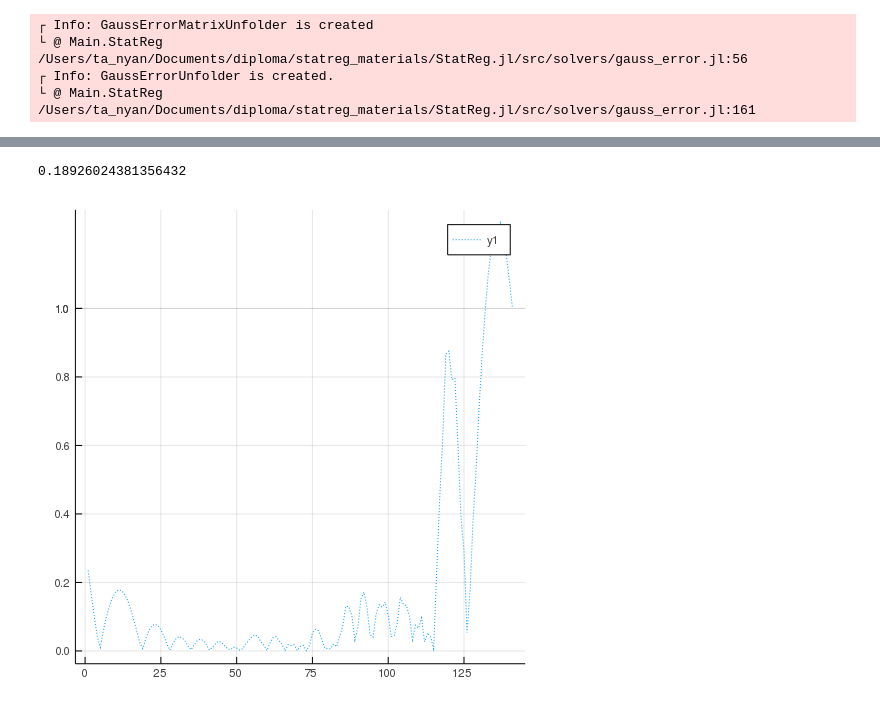
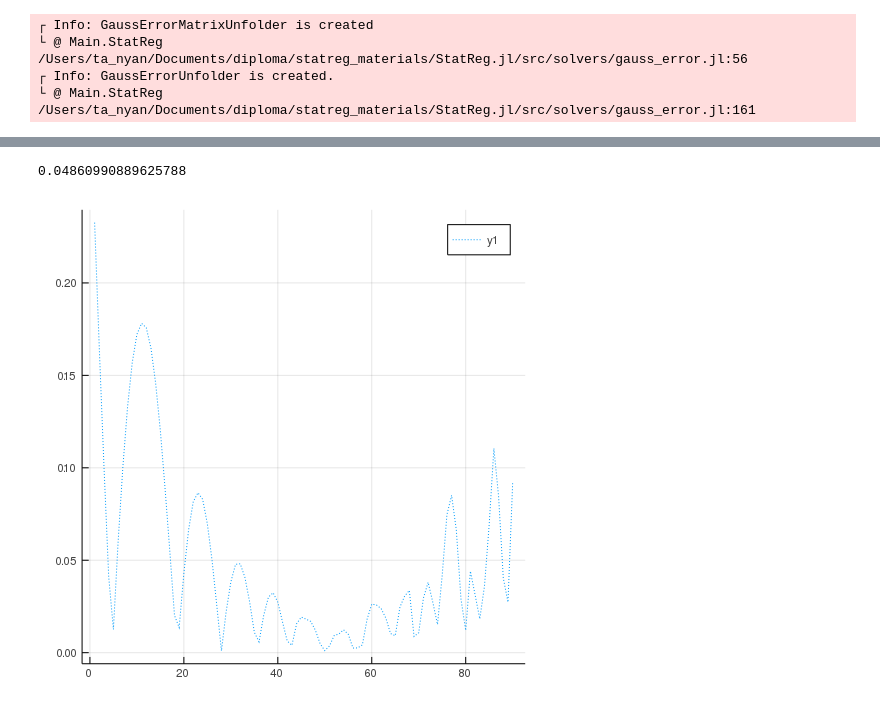
Before and after one commit to loooj58/diploma, a Jupyter notebook: 25disks.ipynb, the cells around one changed output, grey strips where cells are left out. Drawn from its saved outputs; the diff is of its cells as text; code cells hidden in the pictures.

```diff
--- a/25disks.ipynb
+++ b/25disks.ipynb
@@ -187,8 +207,8 @@ plot!(x, phi_reconstructed, ribbon=phi_reconstructed_errors, fillalpha=0.3,
 # %%
 arr_rec = phivec.phi_function.(energy_p)
-for_plot = [abs(arr_rec[i]-arr_spectrum_real_p[i])/arr_spectrum_real_p[i] for i in range(1, stop=length(arr_spectrum_real_p))]
+for_plot = [abs(arr_rec[i]-arr_spectrum_real_p[i])/arr_spectrum_real_p[i] for i in range(1, stop=length(arr_spectrum_real_p[1:90]))]
 print(mean(for_plot))
 plot(for_plot, linestyle=:dot)
 # %% [output]
-0.18926024381356432
+0.04860990889625788
-[figure, old version]
+[figure, new version]
```
Also changed, not shown: parts of 10 cells of this notebook, 12 other files.
